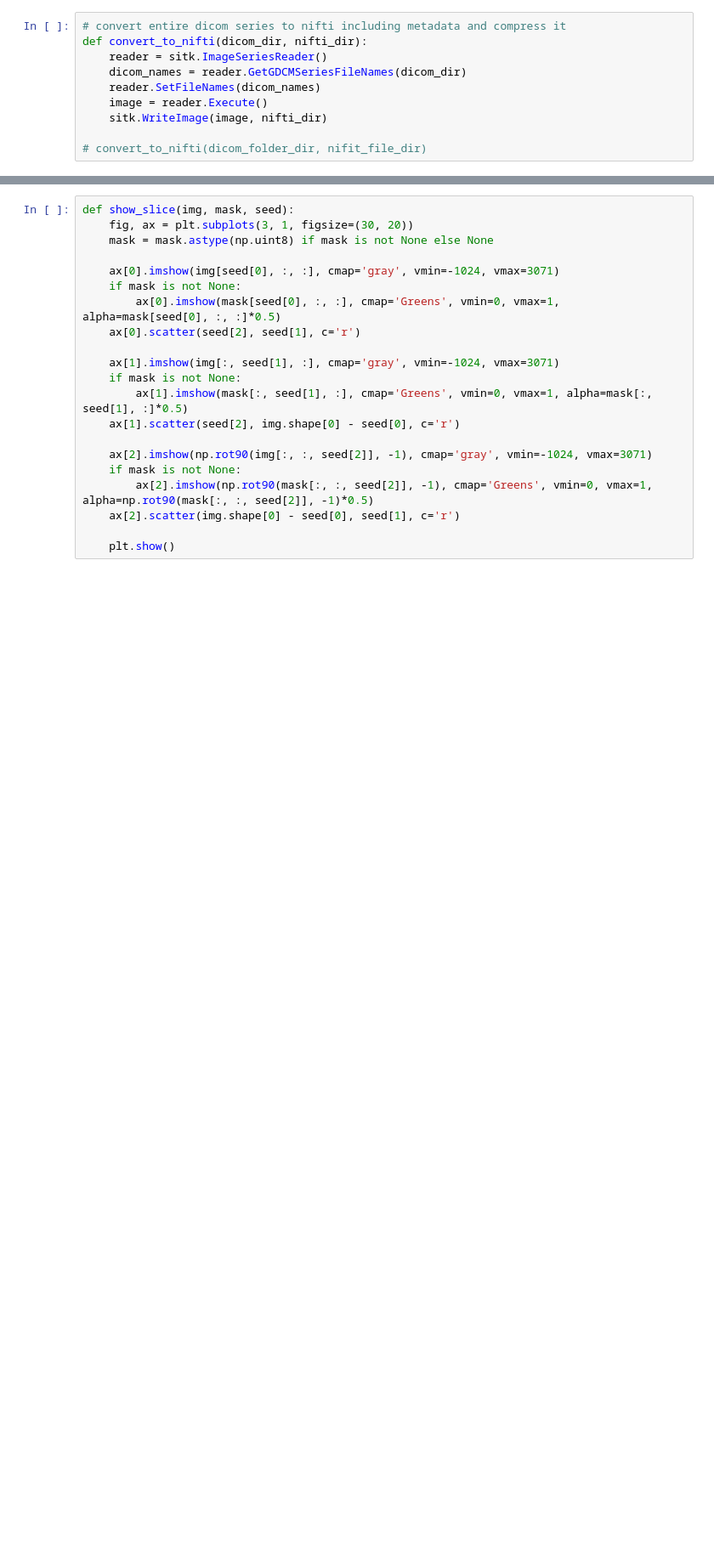
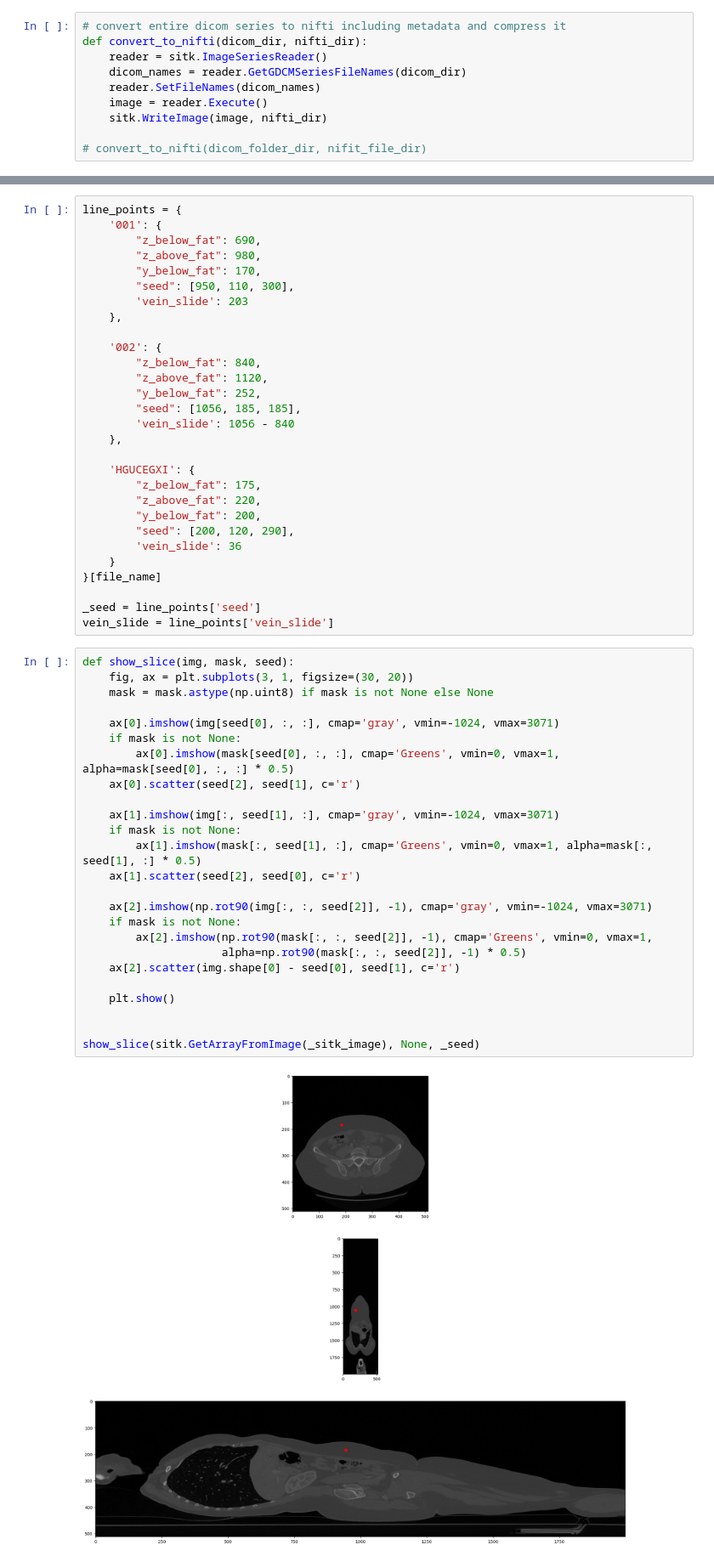
Before and after one commit to HosseinOutward/VUB-ACS-24_Hospital_Project, a Jupyter notebook: HP Clean.ipynb, the cells around one changed output, grey strips where cells are left out. Shown at 85% size. Drawn from its saved outputs; the diff is of its cells as text; blank space fills up the shorter version.

```diff
--- a/HP Clean.ipynb
+++ b/HP Clean.ipynb
@@ -44,21 +44,56 @@ _sitk_image.GetSize(), _sitk_image.GetSpacing()
+# %%
+line_points = {
+    '001': {
+        "z_below_fat": 690,
+        "z_above_fat": 980,
+        "y_below_fat": 170,
+        "seed": [950, 110, 300],
+        'vein_slide': 203
+    },
+
+    '002': {
+        "z_below_fat": 840,
+        "z_above_fat": 1120,
+        "y_below_fat": 252,
+        "seed": [1056, 185, 185],
+        'vein_slide': 1056 - 840
+    },
+
+    'HGUCEGXI': {
+        "z_below_fat": 175,
+        "z_above_fat": 220,
+        "y_below_fat": 200,
+        "seed": [200, 120, 290],
+        'vein_slide': 36
+    }
+}[file_name]
+
+_seed = line_points['seed']
+vein_slide = line_points['vein_slide']
 # %%
 def show_slice(img, mask, seed):
     fig, ax = plt.subplots(3, 1, figsize=(30, 20))
     mask = mask.astype(np.uint8) if mask is not None else None
 
     ax[0].imshow(img[seed[0], :, :], cmap='gray', vmin=-1024, vmax=3071)
     if mask is not None:
-        ax[0].imshow(mask[seed[0], :, :], cmap='Greens', vmin=0, vmax=1, alpha=mask[seed[0], :, :]*0.5)
+        ax[0].imshow(mask[seed[0], :, :], cmap='Greens', vmin=0, vmax=1, alpha=mask[seed[0], :, :] * 0.5)
     ax[0].scatter(seed[2], seed[1], c='r')
 
     ax[1].imshow(img[:, seed[1], :], cmap='gray', vmin=-1024, vmax=3071)
     if mask is not None:
-        ax[1].imshow(mask[:, seed[1], :], cmap='Greens', vmin=0, vmax=1, alpha=mask[:, seed[1], :]*0.5)
-    ax[1].scatter(seed[2], img.shape[0] - seed[0], c='r')
+        ax[1].imshow(mask[:, seed[1], :], cmap='Greens', vmin=0, vmax=1, alpha=mask[:, seed[1], :] * 0.5)
+    ax[1].scatter(seed[2], seed[0], c='r')
 
     ax[2].imshow(np.rot90(img[:, :, seed[2]], -1), cmap='gray', vmin=-1024, vmax=3071)
     if mask is not None:
-        ax[2].imshow(np.rot90(mask[:, :, seed[2]], -1), cmap='Greens', vmin=0, vmax=1, alpha=np.rot90(mask[:, :, seed[2]], -1)*0.5)
+        ax[2].imshow(np.rot90(mask[:, :, seed[2]], -1), cmap='Greens', vmin=0, vmax=1,
+                     alpha=np.rot90(mask[:, :, seed[2]], -1) * 0.5)
     ax[2].scatter(img.shape[0] - seed[0], seed[1], c='r')
 
     plt.show()
+
+
+show_slice(sitk.GetArrayFromImage(_sitk_image), None, _seed)
+# %% [output]
+[figure, added]
```
Also changed, not shown: parts of 9 cells of this notebook.
